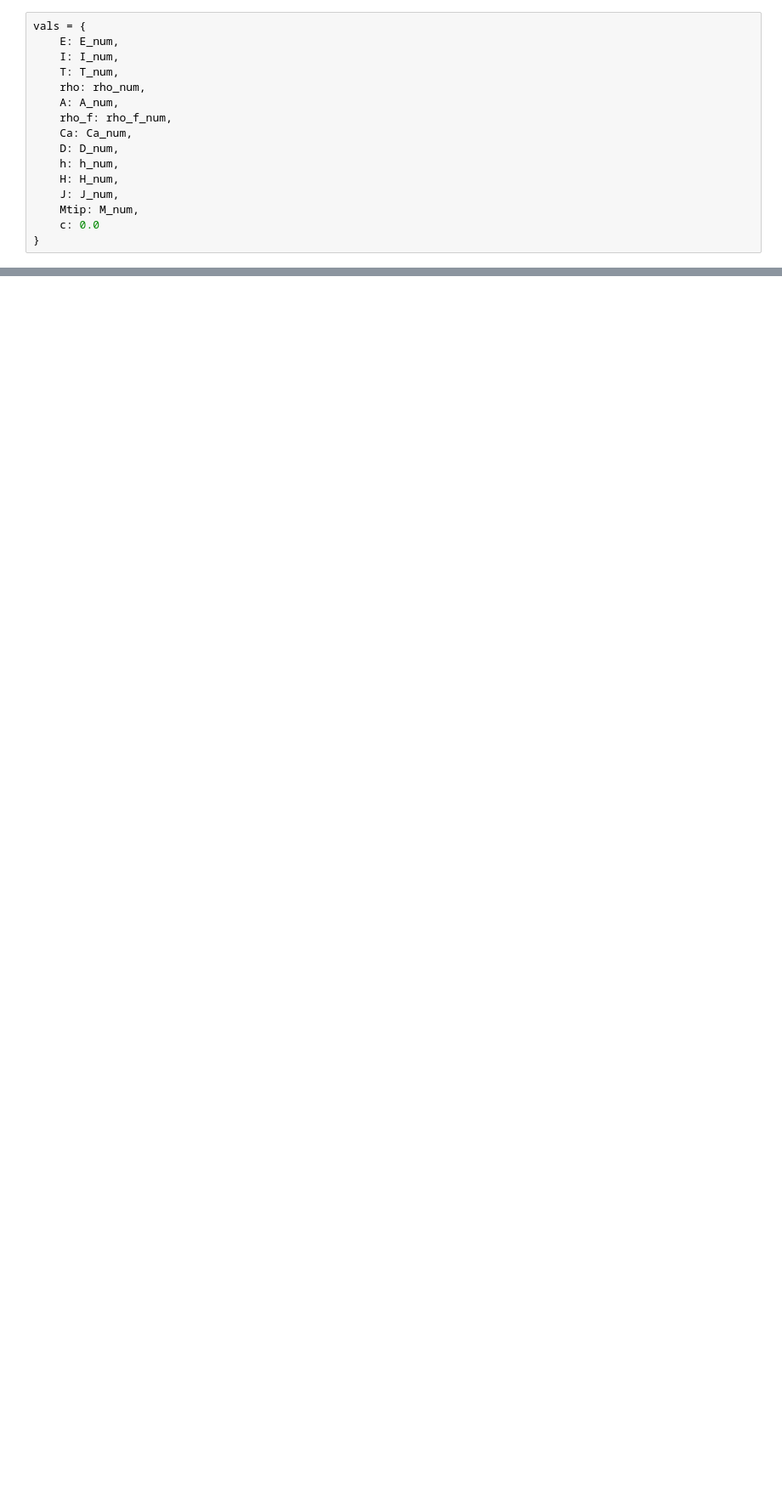
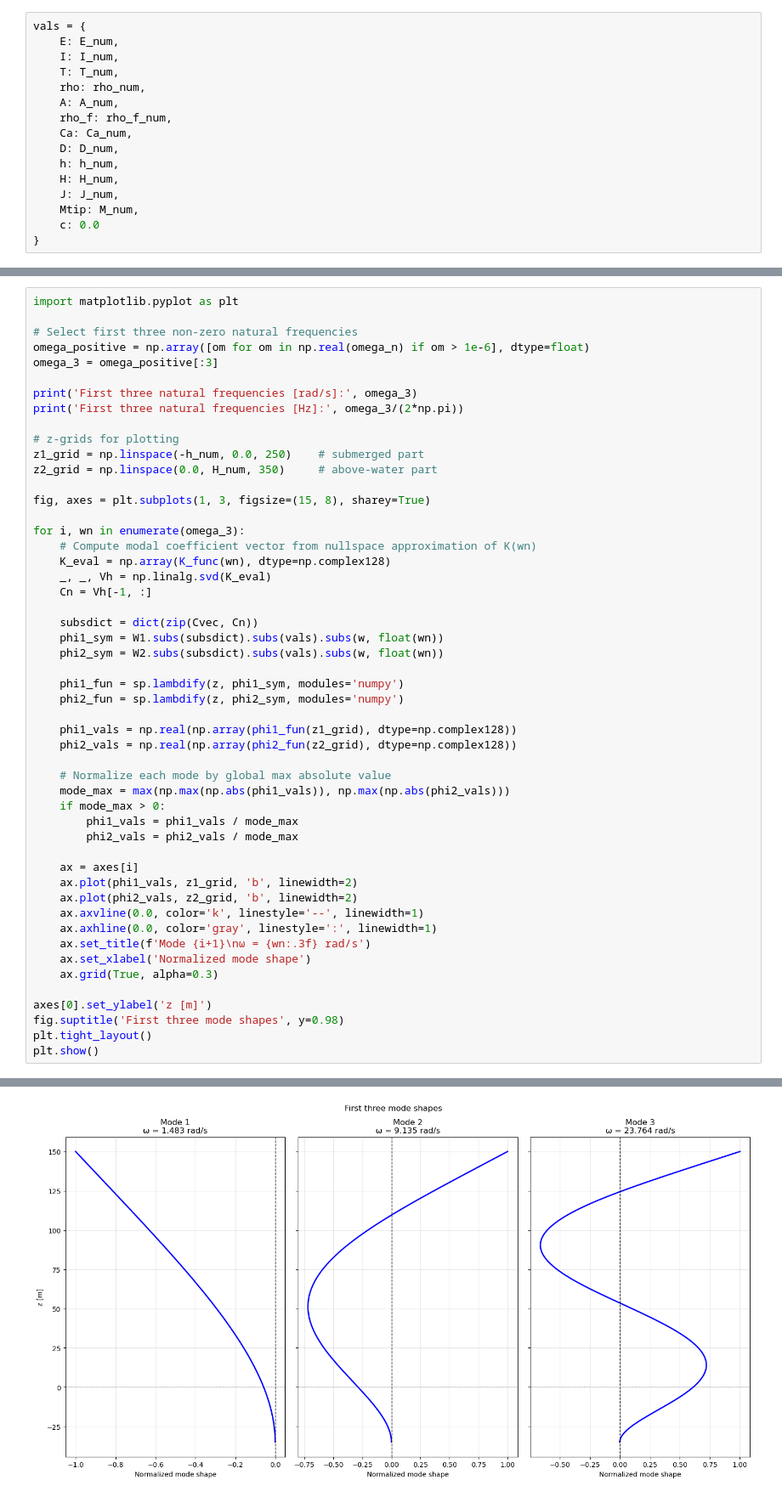
Before and after one commit to JulianEngel1999/FSI_Assignment_2, a Jupyter notebook: Free_Vibration.ipynb, the cells around one changed output, grey strips where cells are left out. Shown at 85% size. Cells and saved outputs as stored; diff of their text form; blank space fills up the shorter version.

```diff
--- a/Free_Vibration.ipynb
+++ b/Free_Vibration.ipynb
@@ -390,0 +334,52 @@ TypeError: loop of ufunc does not support argument 0 of type Abs which has no ca
+# %%
+import matplotlib.pyplot as plt
+
+# Select first three non-zero natural frequencies
+omega_positive = np.array([om for om in np.real(omega_n) if om > 1e-6], dtype=float)
+omega_3 = omega_positive[:3]
+
+print('First three natural frequencies [rad/s]:', omega_3)
+print('First three natural frequencies [Hz]:', omega_3/(2*np.pi))
+
+# z-grids for plotting
+z1_grid = np.linspace(-h_num, 0.0, 250)    # submerged part
+z2_grid = np.linspace(0.0, H_num, 350)     # above-water part
+
+fig, axes = plt.subplots(1, 3, figsize=(15, 8), sharey=True)
+
+for i, wn in enumerate(omega_3):
+    # Compute modal coefficient vector from nullspace approximation of K(wn)
+    K_eval = np.array(K_func(wn), dtype=np.complex128)
+    _, _, Vh = np.linalg.svd(K_eval)
+    Cn = Vh[-1, :]
+
+    subsdict = dict(zip(Cvec, Cn))
+    phi1_sym = W1.subs(subsdict).subs(vals).subs(w, float(wn))
+    phi2_sym = W2.subs(subsdict).subs(vals).subs(w, float(wn))
+
+    phi1_fun = sp.lambdify(z, phi1_sym, modules='numpy')
+    phi2_fun = sp.lambdify(z, phi2_sym, modules='numpy')
+
+    phi1_vals = np.real(np.array(phi1_fun(z1_grid), dtype=np.complex128))
+    phi2_vals = np.real(np.array(phi2_fun(z2_grid), dtype=np.complex128))
+
+    # Normalize each mode by global max absolute value
+    mode_max = max(np.max(np.abs(phi1_vals)), np.max(np.abs(phi2_vals)))
+    if mode_max > 0:
+        phi1_vals = phi1_vals / mode_max
+        phi2_vals = phi2_vals / mode_max
+
+    ax = axes[i]
+    ax.plot(phi1_vals, z1_grid, 'b', linewidth=2)
+    ax.plot(phi2_vals, z2_grid, 'b', linewidth=2)
+    ax.axvline(0.0, color='k', linestyle='--', linewidth=1)
+    ax.axhline(0.0, color='gray', linestyle=':', linewidth=1)
+    ax.set_title(f'Mode {i+1}\nω = {wn:.3f} rad/s')
+    ax.set_xlabel('Normalized mode shape')
+    ax.grid(True, alpha=0.3)
+
+axes[0].set_ylabel('z [m]')
+fig.suptitle('First three mode shapes', y=0.98)
+plt.tight_layout()
+plt.show()
+# %% [output]
@@ -390,0 +388 @@ TypeError: loop of ufunc does not support argument 0 of type Abs which has no ca
+[figure, added]
```
Also changed, not shown: parts of 16 cells of this notebook.
